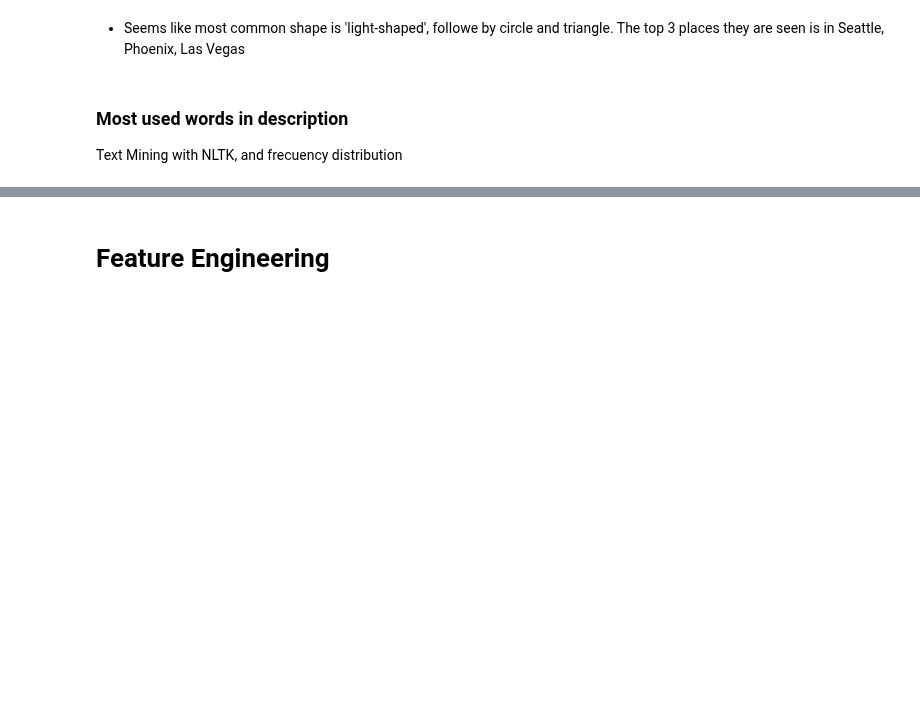
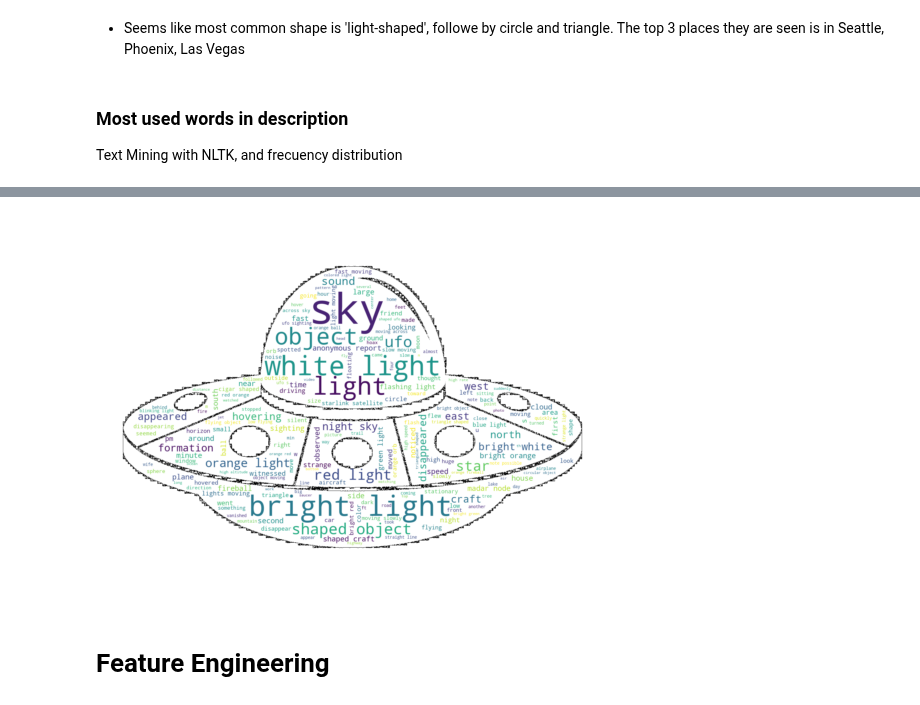
Before and after one commit to ortizfram/UFO-reports-analysis, a Jupyter notebook: UFO-reports.ipynb, the cells around one changed output, grey strips where cells are left out. Drawn from its saved outputs; the diff is of its cells as text; code cells hidden in the pictures; blank space fills up the shorter version.

Commit message:
fionishing wordplot with stopwords

```diff
--- a/UFO-reports.ipynb
+++ b/UFO-reports.ipynb
@@ -177,3 +175,20 @@ plt.show()
+# %%
+personalized_stopwords = ["nuforc", "one", "two", "three", "see", "saw", "seen", "looked"]
+# %%
+mask = np.array(PIL.Image.open("img/ufo.jpg"))
+
+wc = WordCloud(stopwords = STOPWORDS.union(set(personalized_stopwords)),
+               mask = mask,
+               background_color = "white",
+               contour_color = "black",
+               contour_width = 0.9,
+               min_font_size=5).generate(words_string)
+
+plt.imshow(wc.to_array(), interpolation='bilinear')
+plt.axis("off")
+plt.show()
+# %% [output]
+[figure, added]
 # %% [markdown]
 # Feature Engineering
 # %% [markdown]
```
Also changed, not shown: parts of 2 cells of this notebook.
